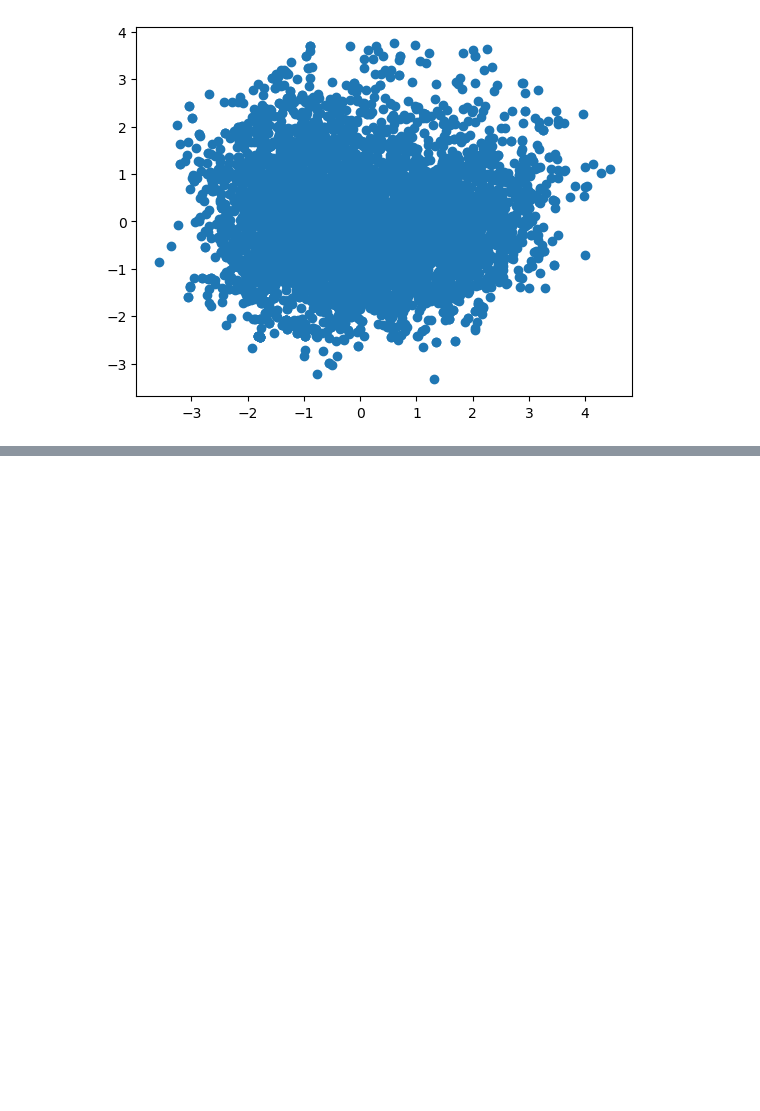
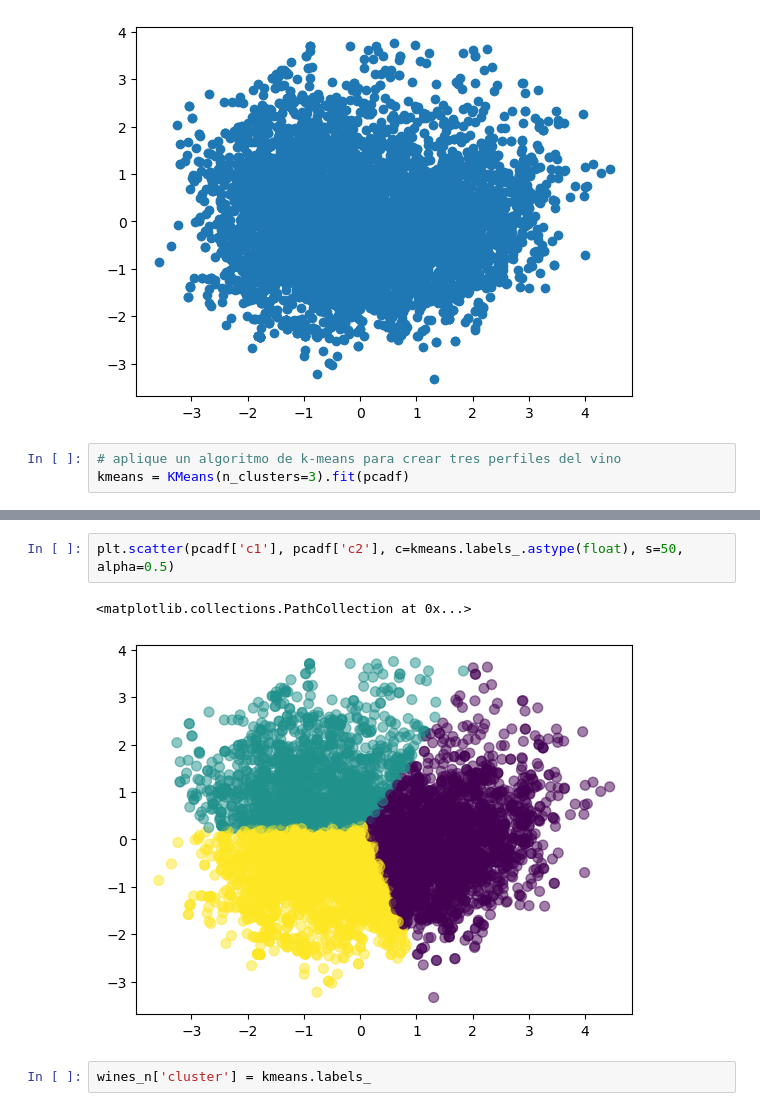
Before and after one commit to angeldev96/ultimo_examen_ia, a Jupyter notebook: 2.ipynb, the cells around one changed output, grey strips where cells are left out. Saved outputs shown, nothing was run; the diff lists cells and outputs as text; blank space fills up the shorter version.

```diff
--- a/2.ipynb
+++ b/2.ipynb
@@ -104,3 +104,6 @@ plt.scatter( pcadf['c1'] , pcadf['c2'] )
 # %% [output]
 <matplotlib.collections.PathCollection at 0x...>
 [figure]
+# %%
+# aplique un algoritmo de k-means para crear tres perfiles del vino
+kmeans = KMeans(n_clusters=3).fit(pcadf)
@@ -106,0 +154,7 @@ plt.scatter( pcadf['c1'] , pcadf['c2'] )
+# %%
+plt.scatter(pcadf['c1'], pcadf['c2'], c=kmeans.labels_.astype(float), s=50, alpha=0.5)
+# %% [output]
+<matplotlib.collections.PathCollection at 0x...>
+[figure, added]
+# %%
+wines_n['cluster'] = kmeans.labels_
```
Also changed, not shown: parts of 15 cells of this notebook, 1 other file.
